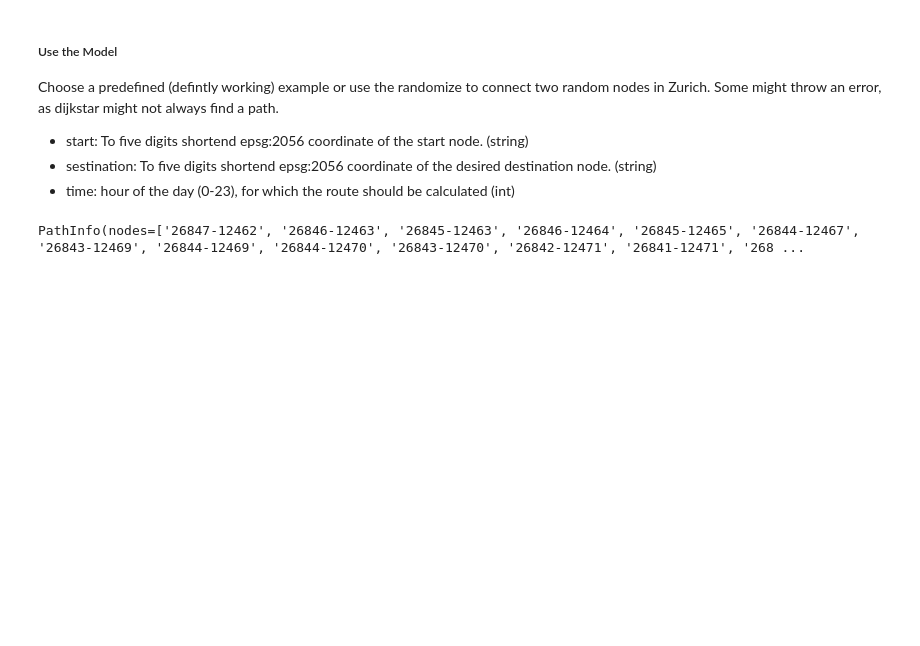
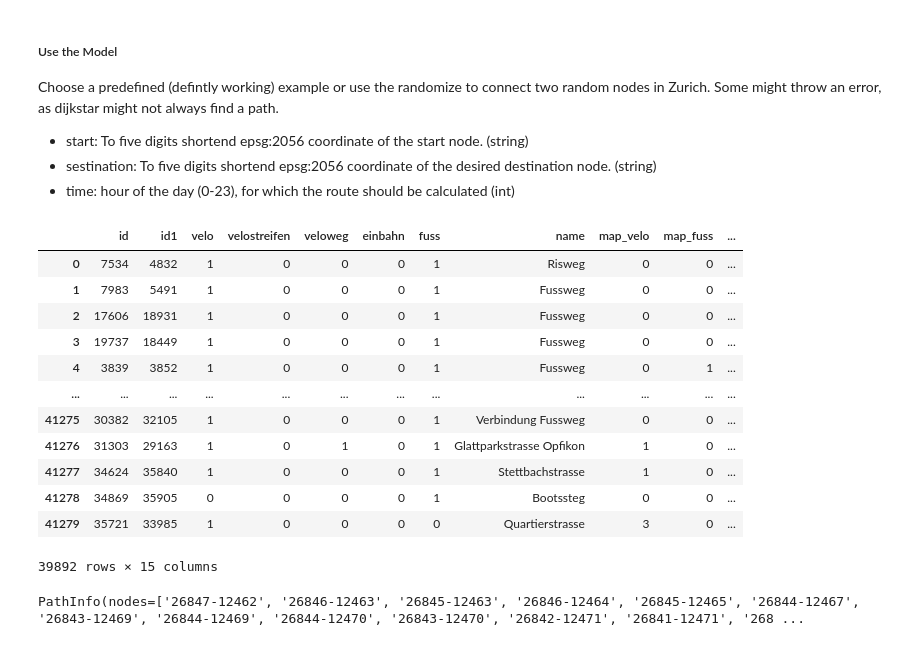
Before and after one commit to thereallinusrg/Velo-Zueri-Unfaelle, a Jupyter notebook: all-in-one.ipynb, the cells around one changed output. Saved outputs shown, nothing was run; the diff lists cells and outputs as text; code cells hidden in the pictures; blank space fills up the shorter version.

```diff
--- a/all-in-one.ipynb
+++ b/all-in-one.ipynb
@@ -317,3 +316,14 @@ def SafetyFirst(start, destination, time):
 
         geo_j.add_to(m)
     return m
+# %%
+# create empty columns for the nodes (first and last)
+VeloWege['last'] = ""
+VeloWege['first'] = ""
+
+# apply function
+VeloWege['last'] = VeloWege.apply(lambda row : getVerticesSlicer(row['boundary'].wkt, position = "Last"), axis = 1)
+VeloWege['first'] = VeloWege.apply(lambda row : getVerticesSlicer(row['boundary'].wkt), axis = 1)
+
+# Our unique nodes
+nodes = pd.concat([VeloWege['last'], VeloWege['first']], axis = 0).unique()
@@ -323,6 +354,22 @@ Choose a predefined (defintly working) example or use the randomize to connect t
 - start: To five digits shortend epsg:2056 coordinate of the start node. (string)
 - sestination: To five digits shortend epsg:2056 coordinate of the desired destination node. (string)
 - time: hour of the day (0-23), for which the route should be calculated (int)
+# %%
+VeloWege
+# %% [output]
+|  | id | id1 | velo | velostreifen | veloweg | einbahn | fuss | name | map_velo | map_fuss | ... |
+| 0 | 7534 | 4832 | 1 | 0 | 0 | 0 | 1 | Risweg | 0 | 0 | ... |
+| 1 | 7983 | 5491 | 1 | 0 | 0 | 0 | 1 | Fussweg | 0 | 0 | ... |
+| 2 | 17606 | 18931 | 1 | 0 | 0 | 0 | 1 | Fussweg | 0 | 0 | ... |
+| 3 | 19737 | 18449 | 1 | 0 | 0 | 0 | 1 | Fussweg | 0 | 0 | ... |
+| 4 | 3839 | 3852 | 1 | 0 | 0 | 0 | 1 | Fussweg | 0 | 1 | ... |
+| ... | ... | ... | ... | ... | ... | ... | ... | ... | ... | ... | ... |
+| 41275 | 30382 | 32105 | 1 | 0 | 0 | 0 | 1 | Verbindung Fussweg | 0 | 0 | ... |
+| 41276 | 31303 | 29163 | 1 | 0 | 1 | 0 | 1 | Glattparkstrasse Opfikon | 1 | 0 | ... |
+| 41277 | 34624 | 35840 | 1 | 0 | 0 | 0 | 1 | Stettbachstrasse | 1 | 0 | ... |
+| 41278 | 34869 | 35905 | 0 | 0 | 0 | 0 | 1 | Bootssteg | 0 | 0 | ... |
+| 41279 | 35721 | 33985 | 1 | 0 | 0 | 0 | 0 | Quartierstrasse | 3 | 0 | ... |
+39892 rows × 15 columns
 # %%
 start = '26847-12462'
 destination = '26818-12496'
```
Also changed, not shown: parts of 2 cells of this notebook.
